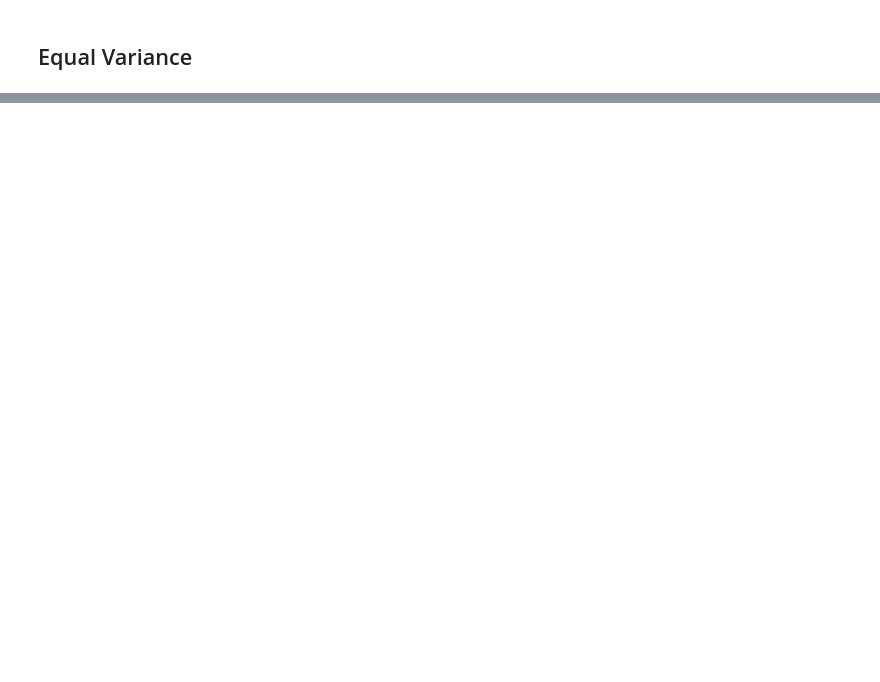
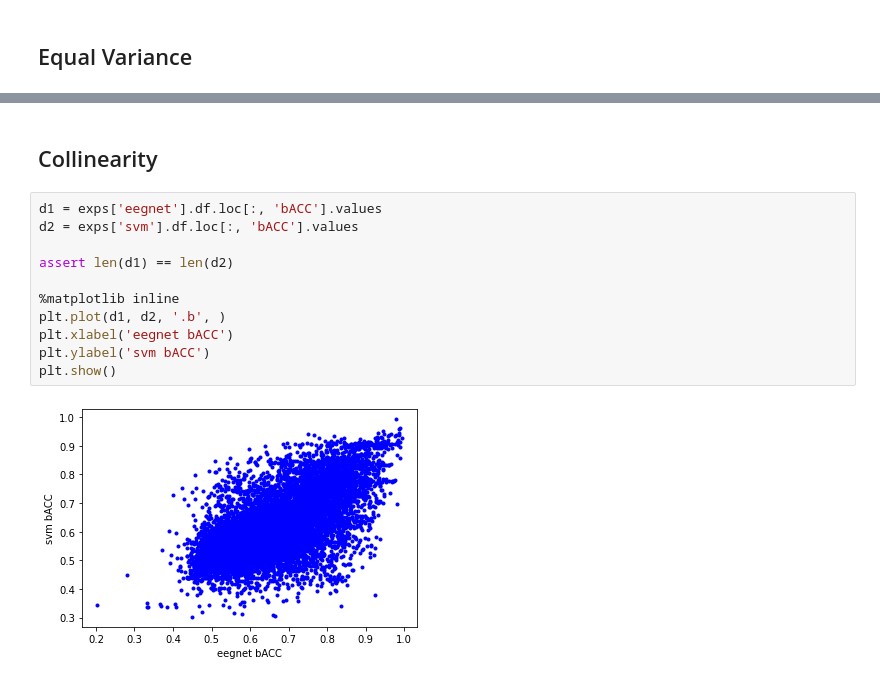
Before and after one commit to RL-BCI-Lab/deepbci, a Jupyter notebook: scripts/classification/significance_analysis.ipynb, the cells around one changed output, grey strips where cells are left out. Drawn from its saved outputs; the diff is of its cells as text; blank space fills up the shorter version.

```diff
--- a/scripts/classification/significance_analysis.ipynb
+++ b/scripts/classification/significance_analysis.ipynb
@@ -1255,0 +1345,15 @@ Reject Null: Non-Equal Variance
+# %% [markdown]
+## Collinearity
+# %%
+d1 = exps['eegnet'].df.loc[:, 'bACC'].values
+d2 = exps['svm'].df.loc[:, 'bACC'].values
+
+assert len(d1) == len(d2)
+
+%matplotlib inline
+plt.plot(d1, d2, '.b', )
+plt.xlabel('eegnet bACC')
+plt.ylabel('svm bACC')
+plt.show()
+# %% [output]
+[figure, added]
```
Also changed, not shown: parts of 18 cells of this notebook, 39 other files.
